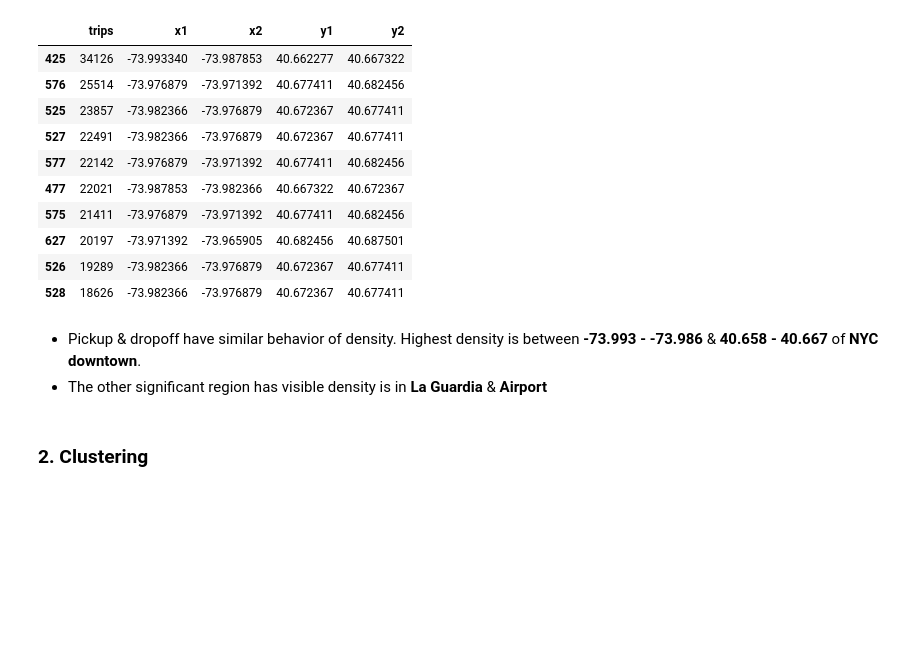
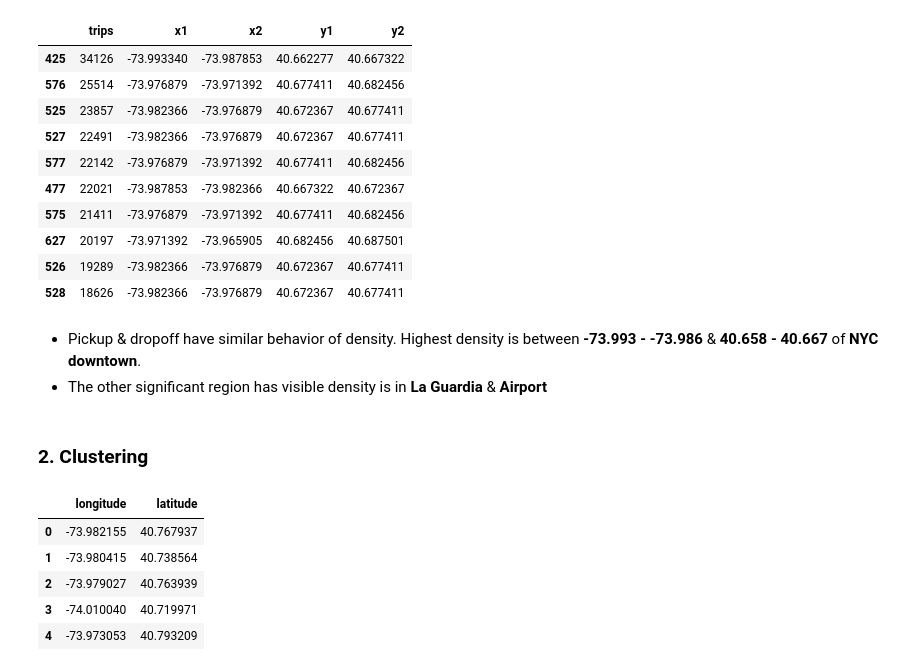
Before and after one commit to yennanliu/NYC_Taxi_Trip_Duration, a Jupyter notebook: notebook/EDA_jtsai_clustering.ipynb, the cells around one changed output. Drawn from its saved outputs; the diff is of its cells as text; code cells hidden in the pictures; blank space fills up the shorter version.

```diff
--- a/notebook/EDA_jtsai_clustering.ipynb
+++ b/notebook/EDA_jtsai_clustering.ipynb
@@ -269,0 +318,14 @@ from sklearn.cluster import MiniBatchKMeans
+# %%
+df_map = df[['pickup_longitude','pickup_latitude', 'dropoff_longitude','dropoff_latitude']]
+pick_train = df_map[['pickup_longitude','pickup_latitude']]
+drop_train = df_map[['dropoff_longitude','dropoff_latitude']]
+train_sample = pd.DataFrame(np.vstack((pick_train.values, drop_train.values)),
+                            columns=['longitude','latitude'])
+train_sample.head()
+# %% [output]
+|  | longitude | latitude |
+| 0 | -73.982155 | 40.767937 |
+| 1 | -73.980415 | 40.738564 |
+| 2 | -73.979027 | 40.763939 |
+| 3 | -74.010040 | 40.719971 |
+| 4 | -73.973053 | 40.793209 |
```
Also changed, not shown: parts of 17 cells of this notebook.
